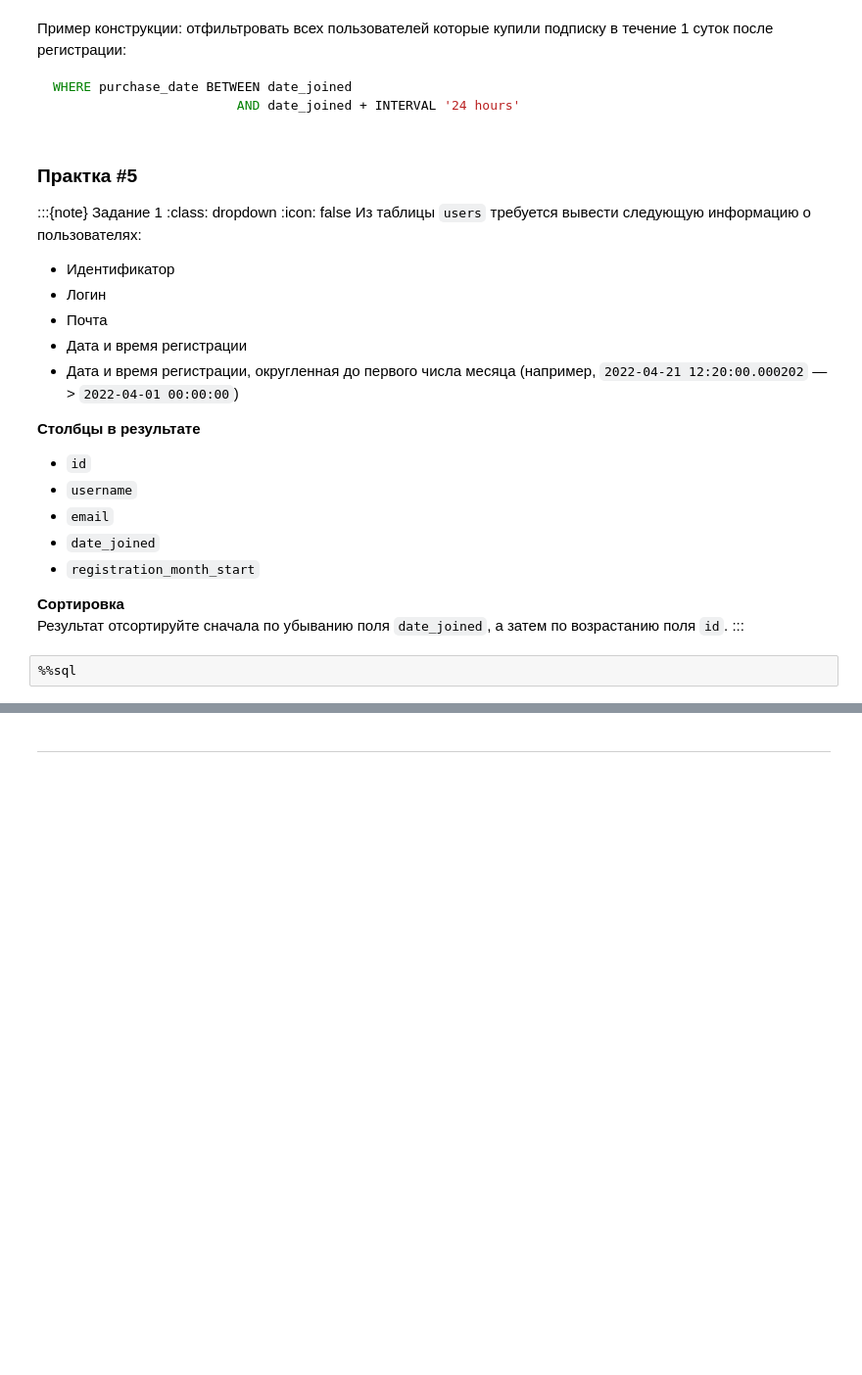
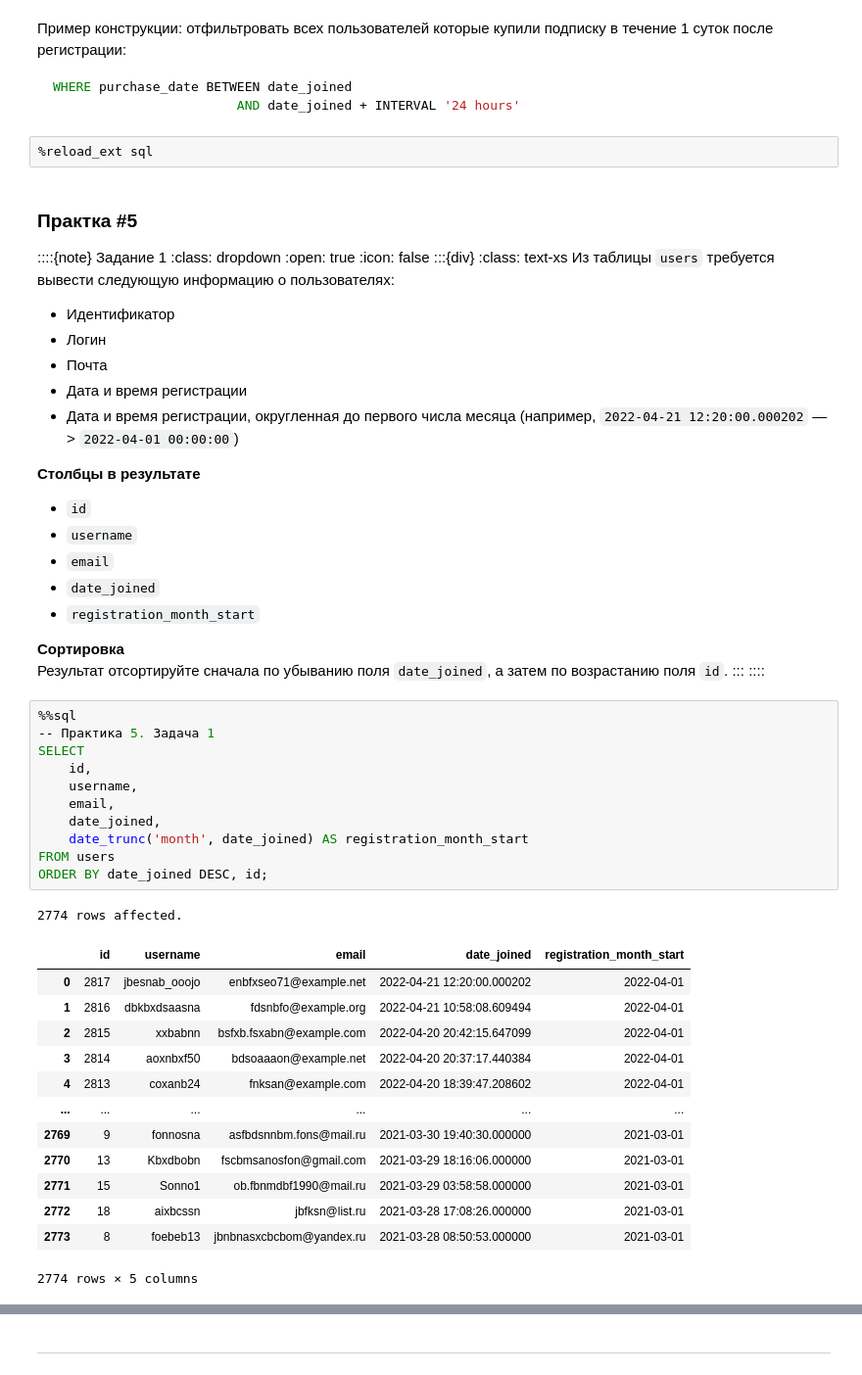
Before and after one commit to magus1968/learning-sql, a Jupyter notebook: docs/appx/simulative.ipynb, the cells around one changed output, grey strips where cells are left out. Shown at 98% size. Cells and saved outputs as stored; diff of their text form; blank space fills up the shorter version.

Commit message:
docs: start Simulative Lesson 7 practice

````diff
--- a/docs/appx/simulative.ipynb
+++ b/docs/appx/simulative.ipynb
@@ -2415,12 +2424,17 @@ FROM users;
 WHERE purchase_date BETWEEN date_joined
                         AND date_joined + INTERVAL '24 hours'
 ```
+# %%
+%reload_ext sql
 # %% [markdown]
 ### Практка #5
 
-:::{note} Задание 1
+::::{note} Задание 1
 :class: dropdown
+:open: true
 :icon: false
+:::{div}
+:class: text-xs
 Из таблицы `users` требуется вывести следующую информацию о пользователях:
 - Идентификатор
 - Логин
@@ -2438,6 +2452,31 @@ WHERE purchase_date BETWEEN date_joined
 **Сортировка** \
 Результат отсортируйте сначала по убыванию поля `date_joined`, а затем по возрастанию поля `id`.
 :::
+::::
 # %%
 %%sql
+-- Практика 5. Задача 1
+SELECT
+	id,
+	username,
+	email,
+	date_joined,
+	date_trunc('month', date_joined) AS registration_month_start
+FROM users
+ORDER BY date_joined DESC, id;
+# %% [output]
+2774 rows affected.
+|  | id | username | email | date_joined | registration_month_start |
+| 0 | 2817 | jbesnab_ooojo | enbfxseo71@example.net | 2022-04-21 12:20:00.000202 | 2022-04-01 |
+| 1 | 2816 | dbkbxdsaasna | fdsnbfo@example.org | 2022-04-21 10:58:08.609494 | 2022-04-01 |
+| 2 | 2815 | xxbabnn | bsfxb.fsxabn@example.com | 2022-04-20 20:42:15.647099 | 2022-04-01 |
+| 3 | 2814 | aoxnbxf50 | bdsoaaaon@example.net | 2022-04-20 20:37:17.440384 | 2022-04-01 |
+| 4 | 2813 | coxanb24 | fnksan@example.com | 2022-04-20 18:39:47.208602 | 2022-04-01 |
+| ... | ... | ... | ... | ... | ... |
+| 2769 | 9 | fonnosna | asfbdsnnbm.fons@mail.ru | 2021-03-30 19:40:30.000000 | 2021-03-01 |
+| 2770 | 13 | Kbxdbobn | fscbmsanosfon@gmail.com | 2021-03-29 18:16:06.000000 | 2021-03-01 |
+| 2771 | 15 | Sonno1 | ob.fbnmdbf1990@mail.ru | 2021-03-29 03:58:58.000000 | 2021-03-01 |
+| 2772 | 18 | aixbcssn | jbfksn@list.ru | 2021-03-28 17:08:26.000000 | 2021-03-01 |
+| 2773 | 8 | foebeb13 | jbnbnasxcbcbom@yandex.ru | 2021-03-28 08:50:53.000000 | 2021-03-01 |
+2774 rows × 5 columns
 # %% [markdown]
````
Also changed, not shown: parts of 20 cells of this notebook.
